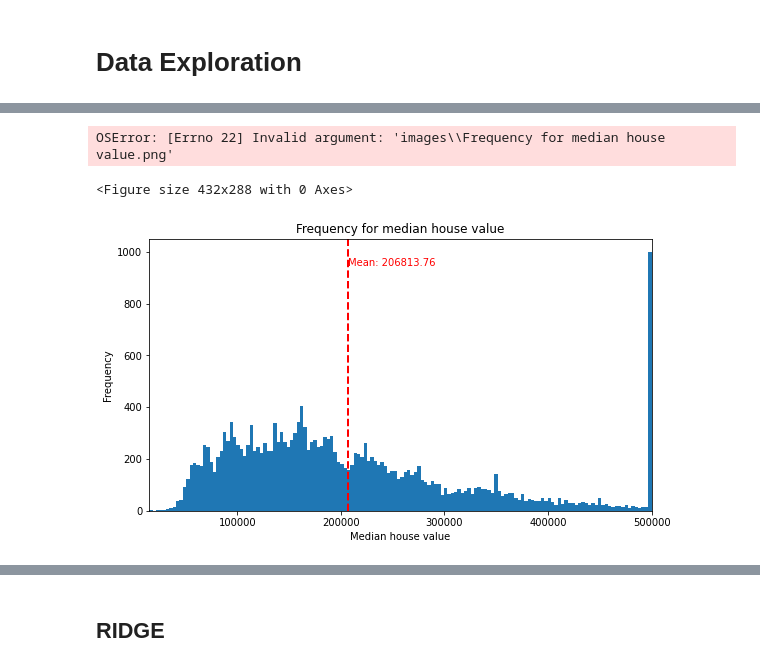
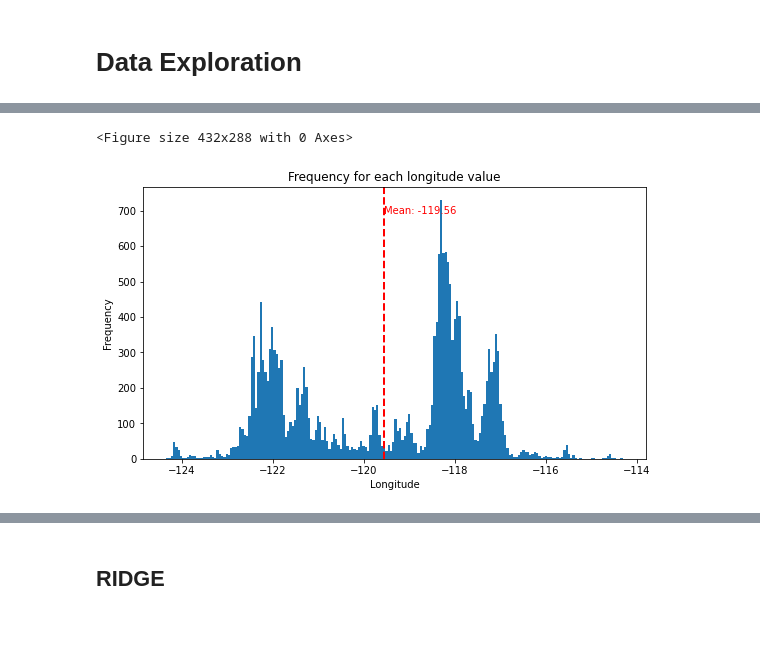
Before and after one commit to martinaviggiano/ml_project, a Jupyter notebook: Machine Learning Project.ipynb, the cells around one changed output, grey strips where cells are left out. Saved outputs shown, nothing was run; the diff lists cells and outputs as text; code cells hidden in the pictures; blank space fills up the shorter version.

```diff
--- a/Machine Learning Project.ipynb
+++ b/Machine Learning Project.ipynb
@@ -135,2 +171,2 @@ y = corr_df['median_house_value']
 # %%
-n_corr_df.drop(columns=['median_house_value'], inplace=True)
+corr_df.drop(corr_df[corr_df.median_house_value == 500001].index, inplace=True)
@@ -185,19 +173,16 @@ X_scaled_df.describe()
 # %%
-# Variable HOUSE VALUE
 fig = plt.figure()
 plt.figure(figsize=(9,5))
-plt.hist(y, bins= 150)
-plt.xlim(15000,500001)
-plt.title('Frequency for median house value')
-plt.xlabel("Median house value")
+plt.hist(corr_df.longitude.values, bins= 200)
+plt.title('Frequency for each longitude value')
+plt.xlabel("Longitude")
 plt.ylabel("Frequency")
 #plt.grid(True)
-plt.axvline(y.mean(), color='red', linestyle='dashed', linewidth=2)
+plt.axvline(corr_df.longitude.mean(), color='red', linestyle='dashed', linewidth=2)
 min_ylim, max_ylim = plt.ylim()
-plt.text(y.mean(), max_ylim*0.9, 'Mean: {:.2f}'.format(y.mean()), color='red')
-fig.savefig("images\Frequency for median house value.png")
+plt.text(corr_df.longitude.mean(), max_ylim*0.9, 'Mean: {:.2f}'.format(corr_df.longitude.mean()), color='red')
+fig.savefig("images\Frequency for each longitude value.png")
 plt.show()
 # %% [output]
-OSError: [Errno 22] Invalid argument: 'images\\Frequency for median house value.png'
+<Figure size 432x288 with 0 Axes>
-<Figure size 432x288 with 0 Axes>
-[figure, old version]
+[figure, new version]
```
Also changed, not shown: parts of 54 cells of this notebook, 1 other file.
